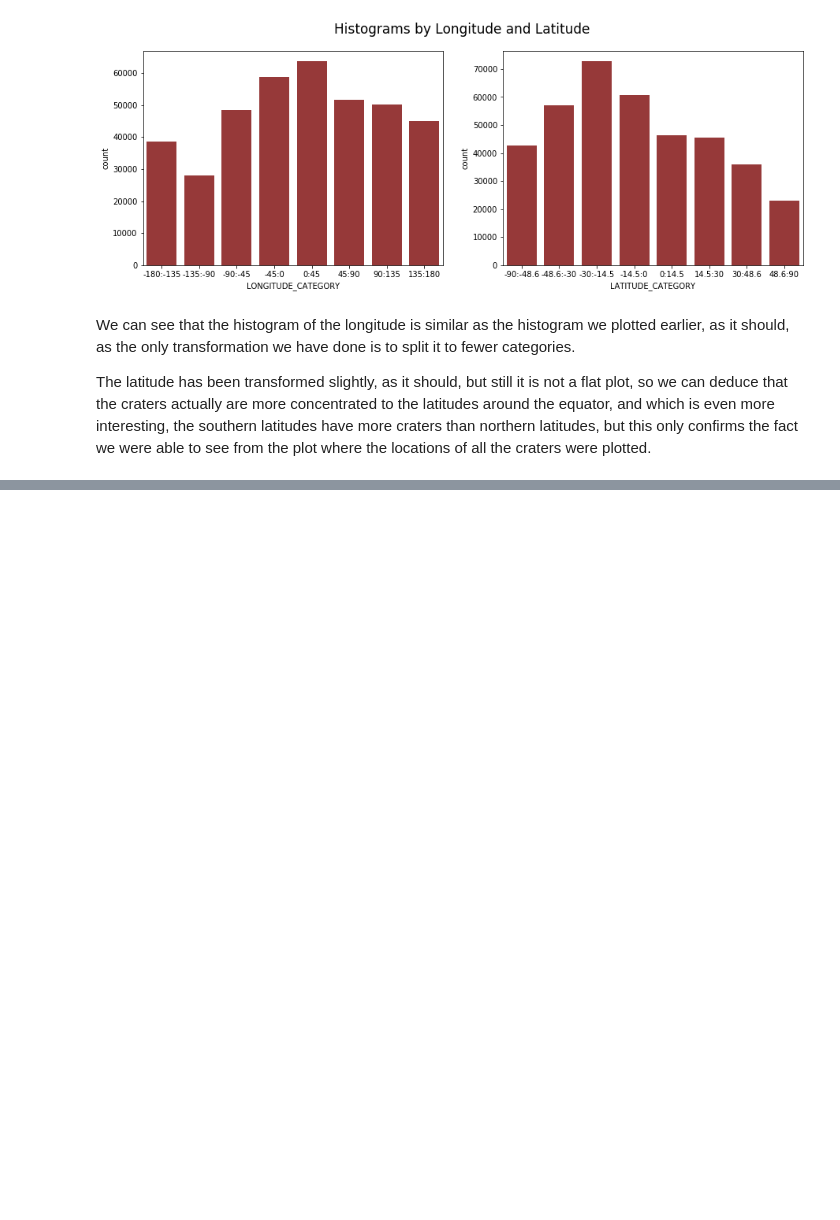
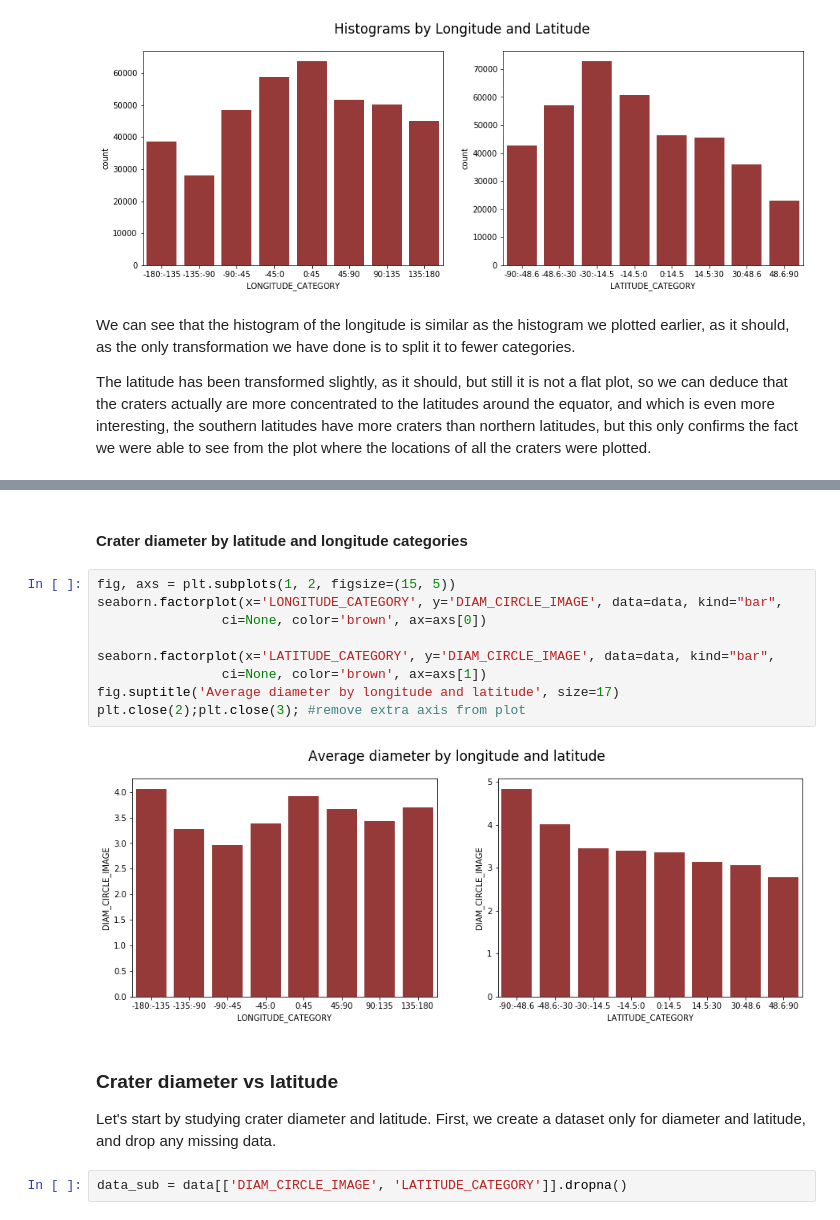
Before and after one commit to MariaanaT/MarsCraters, a Jupyter notebook: MarsCratersStudy.ipynb, the cells around one changed output, grey strips where cells are left out. Cells and saved outputs as stored; diff of their text form; blank space fills up the shorter version.

```diff
--- a/MarsCratersStudy.ipynb
+++ b/MarsCratersStudy.ipynb
@@ -192,0 +303,19 @@ The latitude has been transformed slightly, as it should, but still it is not a
+# %% [markdown]
+#### Crater diameter by latitude and longitude categories
+# %%
+fig, axs = plt.subplots(1, 2, figsize=(15, 5))
+seaborn.factorplot(x='LONGITUDE_CATEGORY', y='DIAM_CIRCLE_IMAGE', data=data, kind="bar",
+                ci=None, color='brown', ax=axs[0])
+
+seaborn.factorplot(x='LATITUDE_CATEGORY', y='DIAM_CIRCLE_IMAGE', data=data, kind="bar",
+                ci=None, color='brown', ax=axs[1])
+fig.suptitle('Average diameter by longitude and latitude', size=17)
+plt.close(2);plt.close(3); #remove extra axis from plot
+# %% [output]
+[figure, added]
+# %% [markdown]
+### Crater diameter vs latitude
+
+Let's start by studying crater diameter and latitude. First, we create a dataset only for diameter and latitude, and drop any missing data.
+# %%
+data_sub = data[['DIAM_CIRCLE_IMAGE', 'LATITUDE_CATEGORY']].dropna()
```
Also changed, not shown: parts of 60 cells of this notebook.
